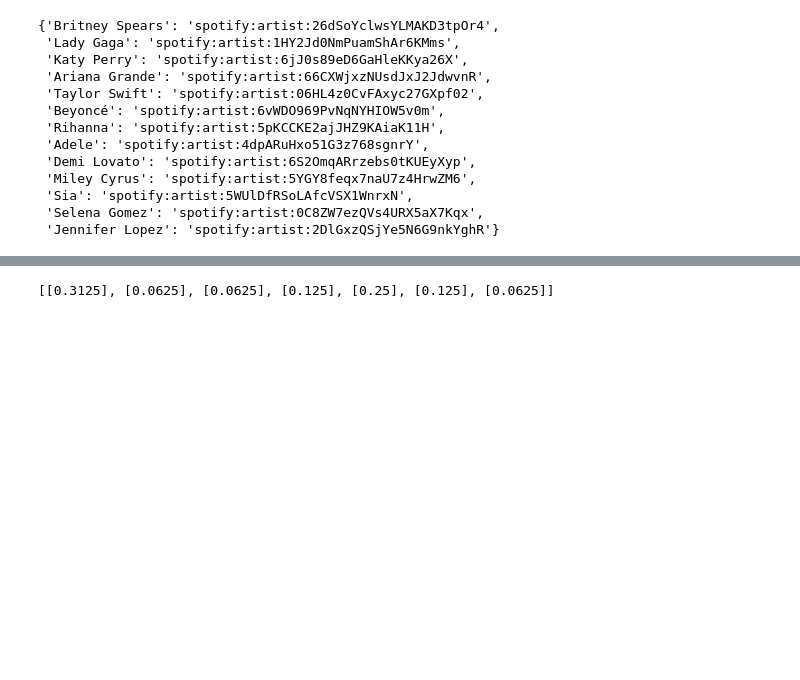
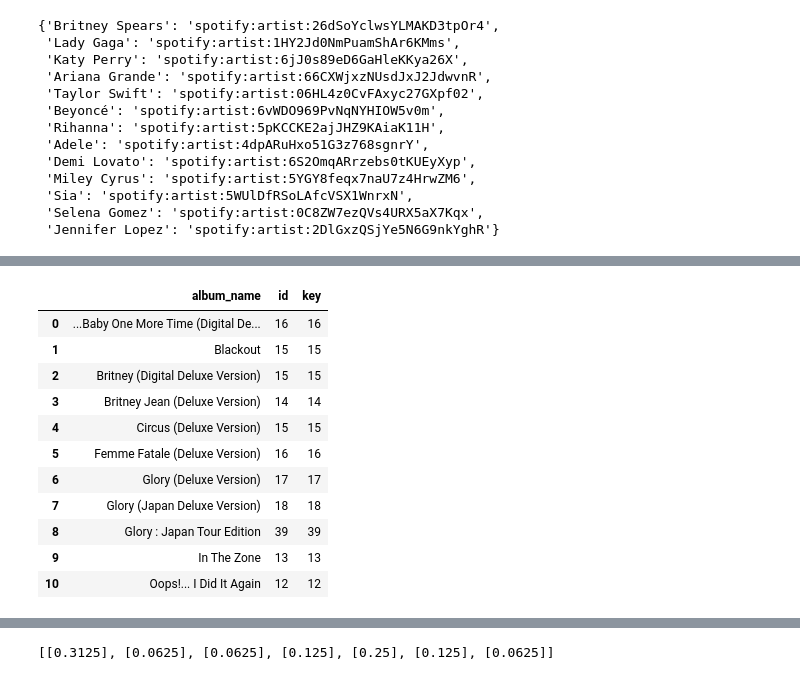
Before and after one commit to monicamow/spotify_playlists, a Jupyter notebook: its_britney_bish.ipynb, the cells around one changed output, grey strips where cells are left out. Saved outputs shown, nothing was run; the diff lists cells and outputs as text; code cells hidden in the pictures; blank space fills up the shorter version.

```diff
--- a/its_britney_bish.ipynb
+++ b/its_britney_bish.ipynb
@@ -120,8 +54,0 @@ Oops!... I Did It Again: 5PmgtkodFl2Om3hMXONDll
-# %%
-results = spotify.album_tracks('3WNxdumkSMGMJRhEgK80qx', limit=50, offset=0)
-tracks = results['items']
-
-track_ids = []
-for track in tracks:
-    print(str(track['track_number']) + ': ' + track['name'])
-    track_ids.append(track['id'])
@@ -195 +182,17 @@ df_features
+# %%
+df_num_tracks = df_features.groupby(['album_name'], as_index=False).count()[['album_name','id', 'key']]
+df_num_tracks
+# %% [output]
+|  | album_name | id | key |
+| 0 | ...Baby One More Time (Digital De... | 16 | 16 |
+| 1 | Blackout | 15 | 15 |
+| 2 | Britney (Digital Deluxe Version) | 15 | 15 |
+| 3 | Britney Jean (Deluxe Version) | 14 | 14 |
+| 4 | Circus (Deluxe Version) | 15 | 15 |
+| 5 | Femme Fatale (Deluxe Version) | 16 | 16 |
+| 6 | Glory (Deluxe Version) | 17 | 17 |
+| 7 | Glory (Japan Deluxe Version) | 18 | 18 |
+| 8 | Glory : Japan Tour Edition | 39 | 39 |
+| 9 | In The Zone | 13 | 13 |
+| 10 | Oops!... I Did It Again | 12 | 12 |
 # %%
```
Also changed, not shown: parts of 19 cells of this notebook.
